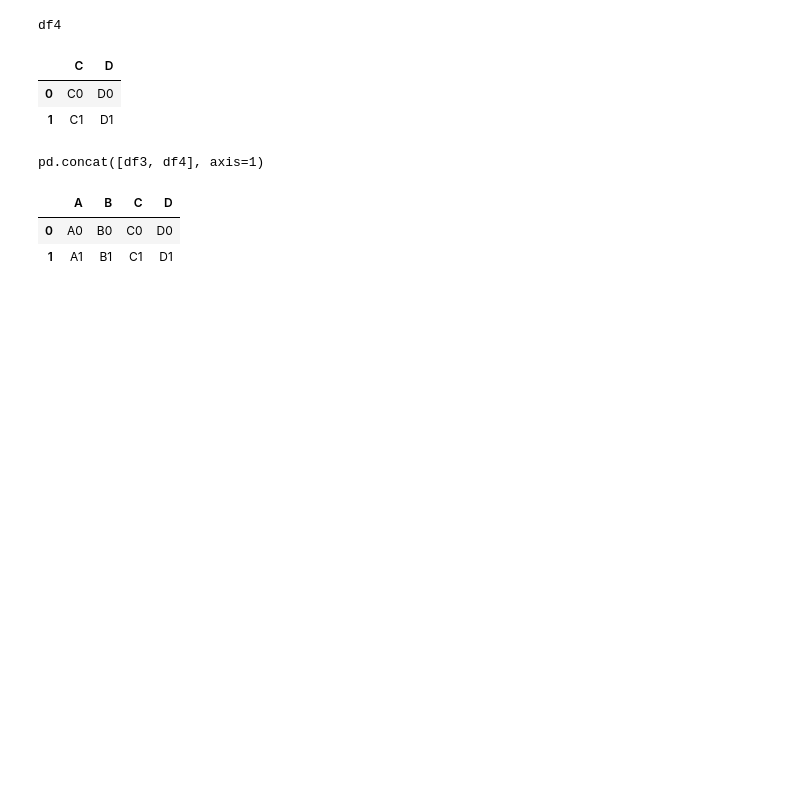
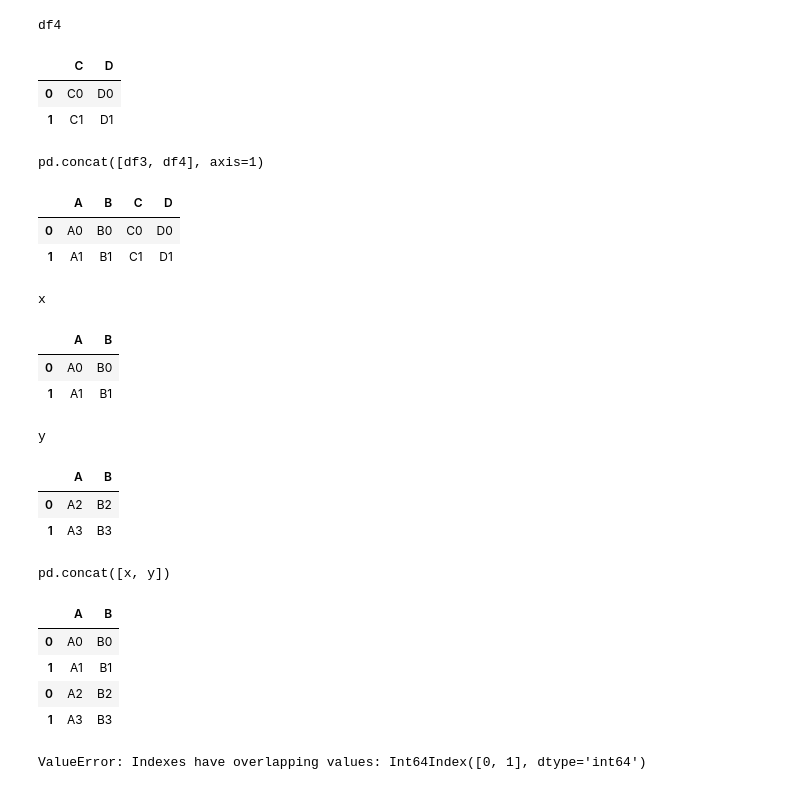
Before and after one commit to zzuse/coderunner, a Jupyter notebook: pandas/6.Concat-And-Append.ipynb, the cells around one changed output. Cells and saved outputs as stored; diff of their text form; code cells hidden in the pictures; blank space fills up the shorter version.

```diff
--- a/pandas/6.Concat-And-Append.ipynb
+++ b/pandas/6.Concat-And-Append.ipynb
@@ -116,0 +122,24 @@ pd.concat([df3, df4], axis=1)
+# %%
+display('x', 'y', 'pd.concat([x, y])')
+# %% [output]
+x
+|  | A | B |
+| 0 | A0 | B0 |
+| 1 | A1 | B1 |
+y
+|  | A | B |
+| 0 | A2 | B2 |
+| 1 | A3 | B3 |
+pd.concat([x, y])
+|  | A | B |
+| 0 | A0 | B0 |
+| 1 | A1 | B1 |
+| 0 | A2 | B2 |
+| 1 | A3 | B3 |
+# %%
+try:
+    pd.concat([x, y], verify_integrity=True)
+except ValueError as e:
+    print("ValueError:", e)
+# %% [output]
+ValueError: Indexes have overlapping values: Int64Index([0, 1], dtype='int64')
```
Also changed, not shown: parts of 8 cells of this notebook.
